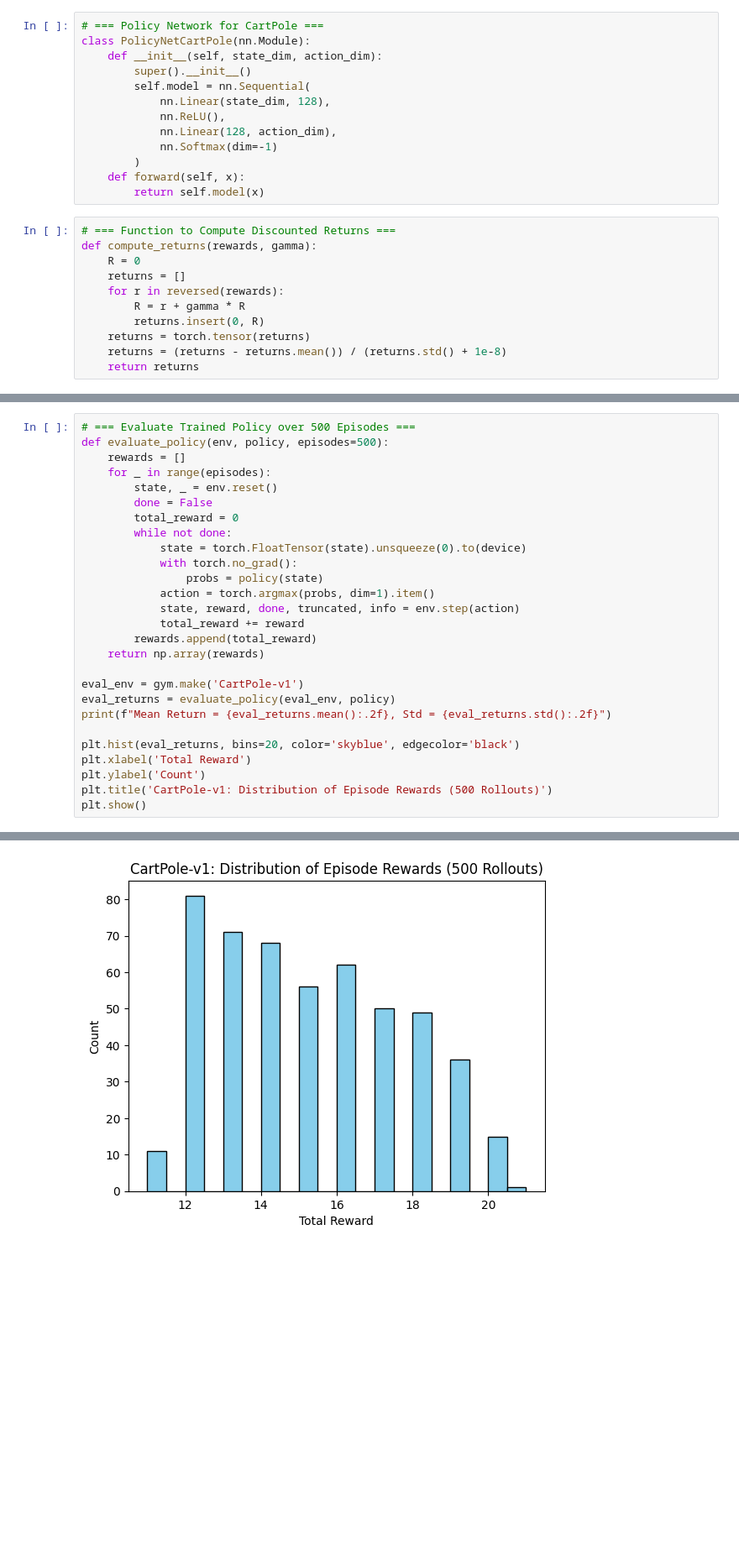
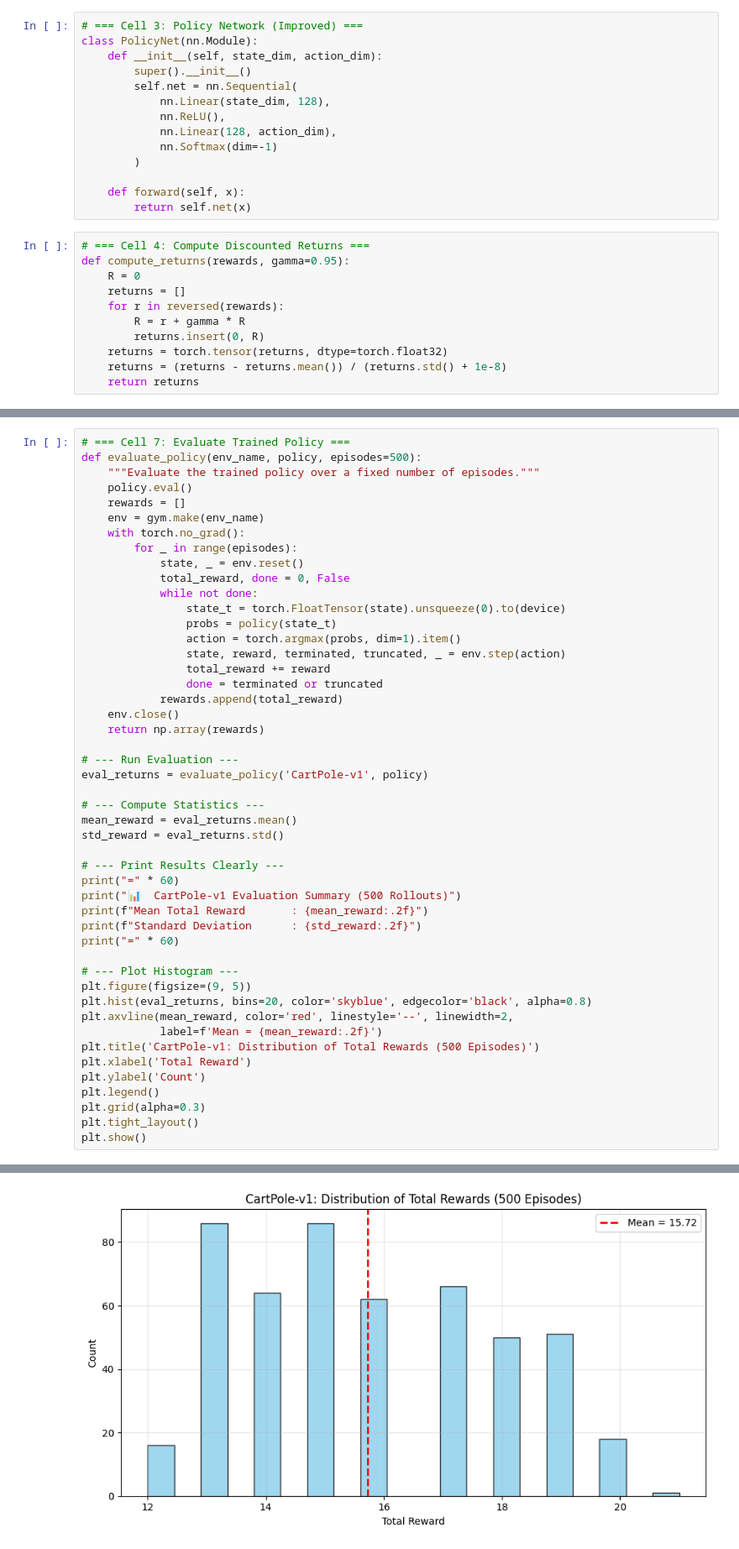
Before and after one commit to vapanpa/mlds490-reinforcementlearning, a Jupyter notebook: homework_1_gpu.ipynb, the cells around one changed output, grey strips where cells are left out. Shown at 84% size. Saved outputs shown, nothing was run; the diff lists cells and outputs as text; blank space fills up the shorter version.

```diff
--- a/homework_1_gpu.ipynb
+++ b/homework_1_gpu.ipynb
@@ -30,25 +30,26 @@ Action space: Discrete(2)
 # %%
-# === Policy Network for CartPole ===
-class PolicyNetCartPole(nn.Module):
+# === Cell 3: Policy Network (Improved) ===
+class PolicyNet(nn.Module):
     def __init__(self, state_dim, action_dim):
         super().__init__()
-        self.model = nn.Sequential(
+        self.net = nn.Sequential(
             nn.Linear(state_dim, 128),
             nn.ReLU(),
             nn.Linear(128, action_dim),
             nn.Softmax(dim=-1)
         )
+
     def forward(self, x):
-        return self.model(x)
+        return self.net(x)
 # %%
-# === Function to Compute Discounted Returns ===
-def compute_returns(rewards, gamma):
+# === Cell 4: Compute Discounted Returns ===
+def compute_returns(rewards, gamma=0.95):
     R = 0
     returns = []
     for r in reversed(rewards):
         R = r + gamma * R
         returns.insert(0, R)
-    returns = torch.tensor(returns)
+    returns = torch.tensor(returns, dtype=torch.float32)
     returns = (returns - returns.mean()) / (returns.std() + 1e-8)
     return returns
 # %%
@@ -130,28 +128,49 @@ plt.show()
 # %%
-# === Evaluate Trained Policy over 500 Episodes ===
-def evaluate_policy(env, policy, episodes=500):
+# === Cell 7: Evaluate Trained Policy ===
+def evaluate_policy(env_name, policy, episodes=500):
+    """Evaluate the trained policy over a fixed number of episodes."""
+    policy.eval()
     rewards = []
-    for _ in range(episodes):
-        state, _ = env.reset()
-        done = False
-        total_reward = 0
-        while not done:
-            state = torch.FloatTensor(state).unsqueeze(0).to(device)
-            with torch.no_grad():
-                probs = policy(state)
-            action = torch.argmax(probs, dim=1).item()
-            state, reward, done, truncated, info = env.step(action)
-            total_reward += reward
-        rewards.append(total_reward)
+    env = gym.make(env_name)
+    with torch.no_grad():
+        for _ in range(episodes):
+            state, _ = env.reset()
+            total_reward, done = 0, False
+            while not done:
+                state_t = torch.FloatTensor(state).unsqueeze(0).to(device)
+                probs = policy(state_t)
+                action = torch.argmax(probs, dim=1).item()
+                state, reward, terminated, truncated, _ = env.step(action)
+                total_reward += reward
+                done = terminated or truncated
+            rewards.append(total_reward)
+    env.close()
     return np.array(rewards)
 
-eval_env = gym.make('CartPole-v1')
-eval_returns = evaluate_policy(eval_env, policy)
-print(f"Mean Return = {eval_returns.mean():.2f}, Std = {eval_returns.std():.2f}")
+# --- Run Evaluation ---
+eval_returns = evaluate_policy('CartPole-v1', policy)
 
-plt.hist(eval_returns, bins=20, color='skyblue', edgecolor='black')
+# --- Compute Statistics ---
+mean_reward = eval_returns.mean()
+std_reward = eval_returns.std()
+
+# --- Print Results Clearly ---
+print("=" * 60)
+print("📊  CartPole-v1 Evaluation Summary (500 Rollouts)")
+print(f"Mean Total Reward       : {mean_reward:.2f}")
+print(f"Standard Deviation      : {std_reward:.2f}")
+print("=" * 60)
+
+# --- Plot Histogram ---
+plt.figure(figsize=(9, 5))
+plt.hist(eval_returns, bins=20, color='skyblue', edgecolor='black', alpha=0.8)
+plt.axvline(mean_reward, color='red', linestyle='--', linewidth=2,
+            label=f'Mean = {mean_reward:.2f}')
+plt.title('CartPole-v1: Distribution of Total Rewards (500 Episodes)')
 plt.xlabel('Total Reward')
 plt.ylabel('Count')
-plt.title('CartPole-v1: Distribution of Episode Rewards (500 Rollouts)')
+plt.legend()
+plt.grid(alpha=0.3)
+plt.tight_layout()
 plt.show()
 # %% [output]
@@ -159 +182 @@ Mean Return = 15.07, Std = 2.43
-[figure, old version]
+[figure, new version]
```
Also changed, not shown: parts of 24 cells of this notebook.
